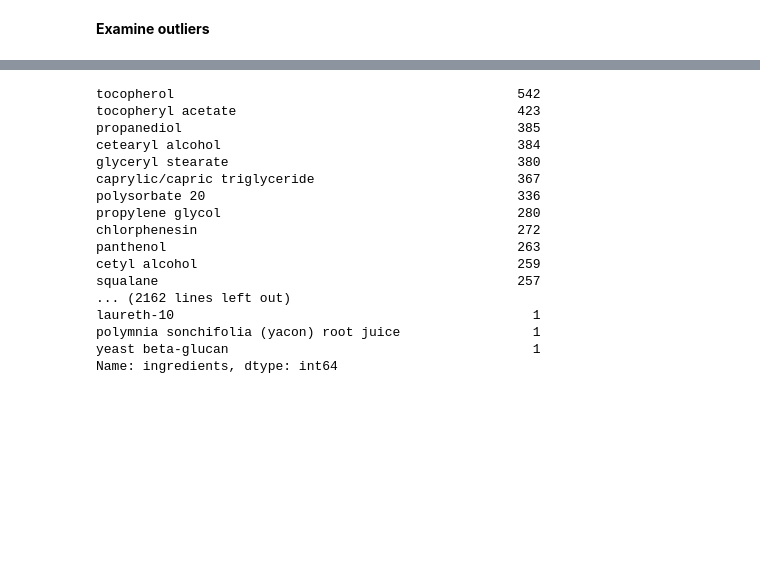
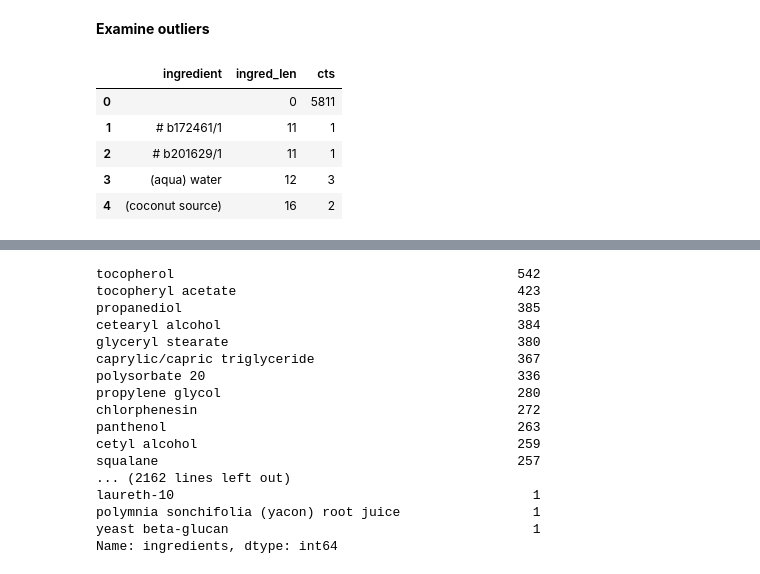
Before and after one commit to paulqsims/insight_project, a Jupyter notebook: notebooks/DataCleaning.ipynb, the cells around one changed output, grey strips where cells are left out. Cells and saved outputs as stored; diff of their text form; code cells hidden in the pictures; blank space fills up the shorter version.

```diff
--- a/notebooks/DataCleaning.ipynb
+++ b/notebooks/DataCleaning.ipynb
@@ -498,3 +504,12 @@ test.describe()
+# %%
+test2.head()
+# %% [output]
+|  | ingredient | ingred_len | cts |
+| 0 |  | 0 | 5811 |
+| 1 | # b172461/1 | 11 | 1 |
+| 2 | # b201629/1 | 11 | 1 |
+| 3 | (aqua) water | 12 | 3 |
+| 4 | (coconut source) | 16 | 2 |
 # %%
 # View ingredients that are past the 75% quartile
 
```
Also changed, not shown: parts of 12 cells of this notebook.
